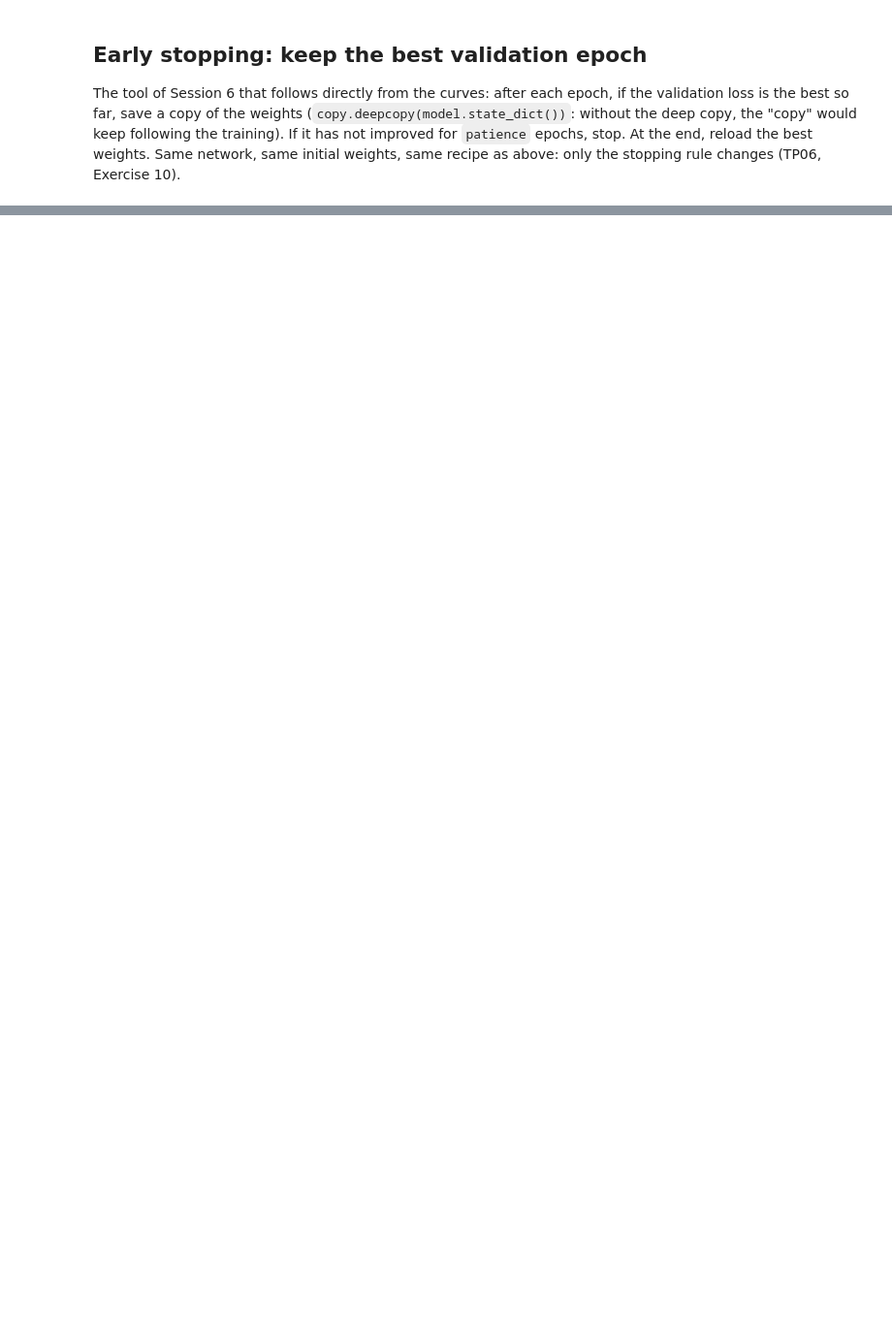
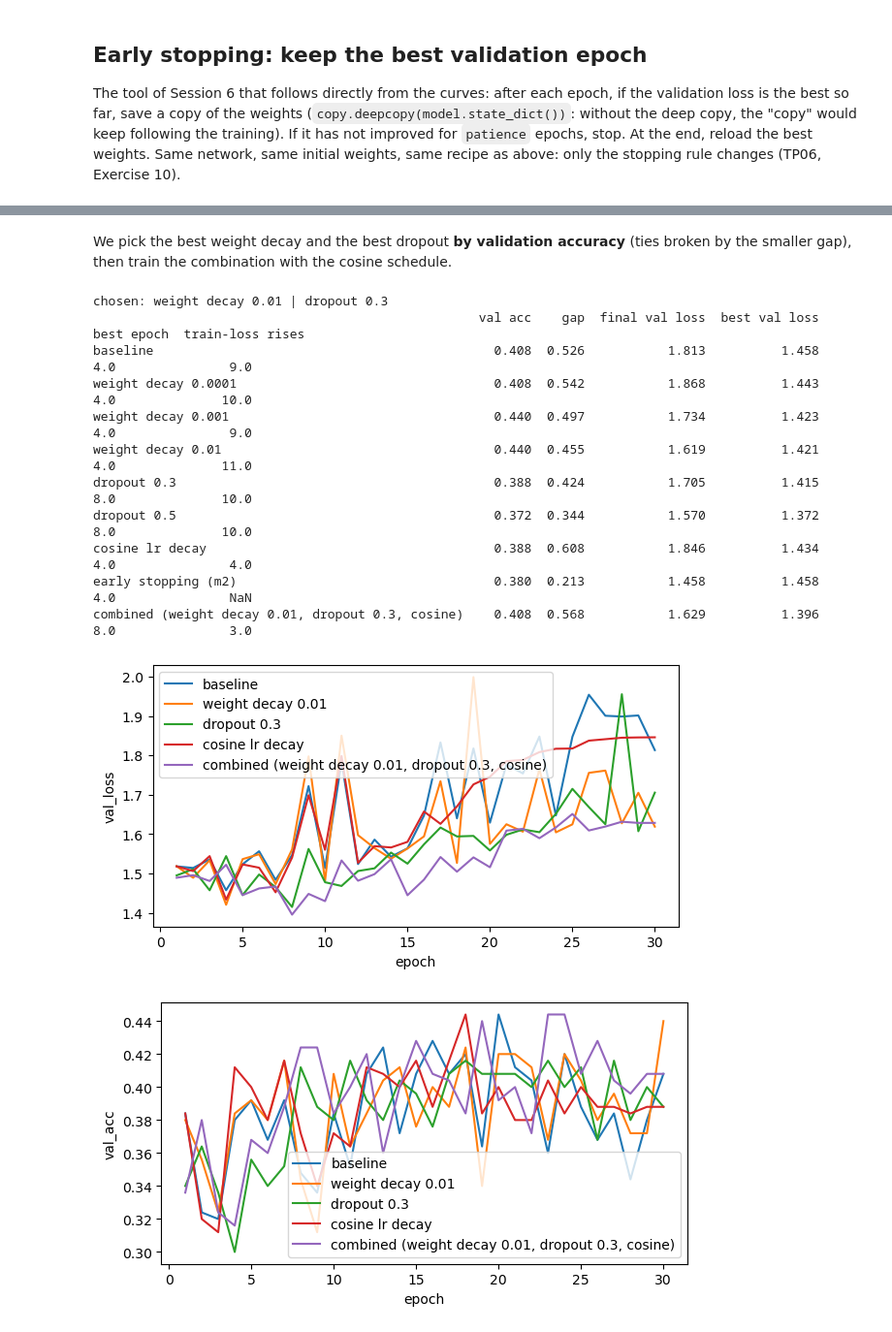
Before and after one commit to urbltalbert/Neural-Networks-Deep-Learning-Foundations-Compact-, a Jupyter notebook: 02_monitoring_diagnosis.ipynb, the cells around one changed output, grey strips where cells are left out. Shown at 97% size. Cells and saved outputs as stored; diff of their text form; code cells hidden in the pictures; blank space fills up the shorter version.

Commit message:
Measure weight decay, dropout and cosine lr decay on the dense baseline and update the failure diagnosis

```diff
--- a/02_monitoring_diagnosis.ipynb
+++ b/02_monitoring_diagnosis.ipynb
@@ -322,0 +366,15 @@ tool works miracles on 1 000 images; the limit is the dense network itself (mile
+# %%
+def row(history, i=-1):
+    return [history["val_acc"][i], history["train_acc"][i] - history["val_acc"][i], history["val_loss"][i]]
+
+
+def n_rises(h):
+    """Number of epochs where the training loss goes back up (the zigzag of the noisy runs)."""
+    return int(sum(b > a for a, b in zip(h["train_loss"], h["train_loss"][1:])))
+
+
+table = {name: row(h) + [min(h["val_loss"]), int(np.argmin(h["val_loss"])) + 1, n_rises(h)] for name, h in histories.items()}
+table["early stopping (m2)"] = row(history_es, best_epoch_es - 1) + [min(history_es["val_loss"]), best_epoch_es, np.nan]
+results = pd.DataFrame.from_dict(table, orient="index",
+                                 columns=["val acc", "gap", "final val loss", "best val loss", "best epoch", "train-loss rises"])
+print(results.round(3).to_string())
@@ -322,0 +391,34 @@ tool works miracles on 1 000 images; the limit is the dense network itself (mile
+# %% [markdown]
+We pick the best weight decay and the best dropout **by validation accuracy** (ties broken by the smaller gap), then
+train the combination with the cosine schedule.
+# %%
+def best_of(prefix):
+    names = [n for n in histories if n.startswith(prefix)]
+    return max(names, key=lambda n: (round(results.loc[n, "val acc"], 3), -results.loc[n, "gap"]))
+
+
+best_wd, best_p = best_of("weight decay"), best_of("dropout")
+wd_value, p_value = float(best_wd.split()[-1]), float(best_p.split()[-1])
+histories[f"combined ({best_wd}, {best_p}, cosine)"], _ = run(lambda: make_dropout(p_value), wd=wd_value, cosine=True)
+name = list(histories)[-1]
+results.loc[name] = row(histories[name]) + [min(histories[name]["val_loss"]), int(np.argmin(histories[name]["val_loss"])) + 1, n_rises(histories[name])]
+print("chosen:", best_wd, "|", best_p)
+print(results.round(3).to_string())
+results.round(4).to_csv("results_m2_regularisation.csv")
+
+plot_compare({k: histories[k] for k in ["baseline", best_wd, best_p, "cosine lr decay", name]}, "val_loss")
+plot_compare({k: histories[k] for k in ["baseline", best_wd, best_p, "cosine lr decay", name]}, "val_acc")
+# %% [output]
+chosen: weight decay 0.01 | dropout 0.3
+                                                   val acc    gap  final val loss  best val loss  best epoch  train-loss rises
+baseline                                             0.408  0.526           1.813          1.458         4.0               9.0
+weight decay 0.0001                                  0.408  0.542           1.868          1.443         4.0              10.0
+weight decay 0.001                                   0.440  0.497           1.734          1.423         4.0               9.0
+weight decay 0.01                                    0.440  0.455           1.619          1.421         4.0              11.0
+dropout 0.3                                          0.388  0.424           1.705          1.415         8.0              10.0
+dropout 0.5                                          0.372  0.344           1.570          1.372         8.0              10.0
+cosine lr decay                                      0.388  0.608           1.846          1.434         4.0               4.0
+early stopping (m2)                                  0.380  0.213           1.458          1.458         4.0               NaN
+combined (weight decay 0.01, dropout 0.3, cosine)    0.408  0.568           1.629          1.396         8.0               3.0
+[figure, added]
+[figure, added]
```
Also changed, not shown: parts of 12 cells of this notebook, 1 other file.
